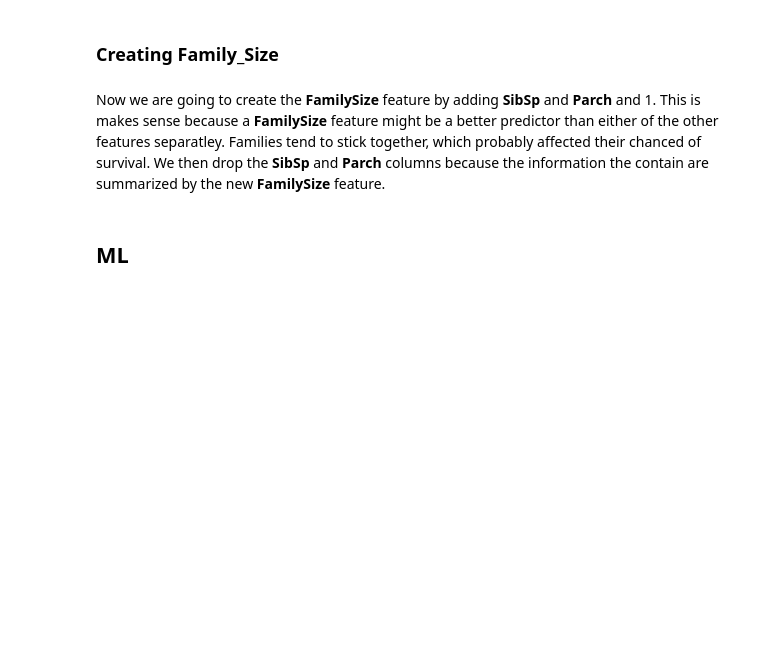
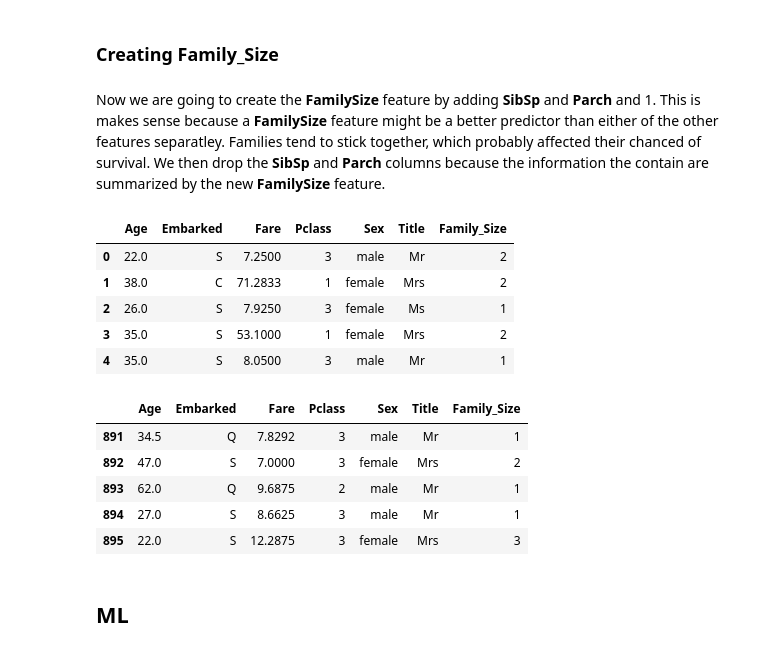
Before and after one commit to AbdulSaleh2020/CS50-Project, a Jupyter notebook: CS50 Project.ipynb, the cells around one changed output. Saved outputs shown, nothing was run; the diff lists cells and outputs as text; code cells hidden in the pictures; blank space fills up the shorter version.

```diff
--- a/CS50 Project.ipynb
+++ b/CS50 Project.ipynb
@@ -170,7 +210,7 @@ Title_dict = {
     "Don":"Royal or Noble",
     "the Countess":"Royal or Noble",
     "Lady":"Royal or Noble",
-    "Donna":"Royal or Noble",
+    "Dona":"Royal or Noble",
     "Sir":"Royal or Noble",
     "Mme":"Mrs",
     "Jonkheer":"Royal or Noble",
@@ -322,11 +471,25 @@ Now we are going to create the **FamilySize** feature by adding **SibSp** and **
 # %%
 combined_data["Family_Size"] = combined_data["SibSp"] + combined_data["Parch"] + 1
 
-combined_data_dropped = combined_data.drop(["SibSp", "Parch", "Cabin", "Ticket", "PassengerId"], 1)
+# Drop all columns we don't need
+combined_data_dropped = combined_data.drop(["Name", "SibSp", "Parch", "Cabin", "Ticket", "PassengerId", "index","level_0"], 1)
 
-train_set_final = combined_data_dropped.head(891).copy().reindex()
-display(train_set_final.head())
-test_set_final = combined_data_dropped.iloc[891:].copy().reset_index().drop(["index"], 1)
-display(test_set_final.head())
+train_data_final = combined_data_dropped.head(891).copy().reset_index().drop(["index"],1)
+display(train_data_final.head())
+test_data_final = combined_data_dropped.iloc[891:].copy()
+display(test_data_final.head())
+# %% [output]
+|  | Age | Embarked | Fare | Pclass | Sex | Title | Family_Size |
+| 0 | 22.0 | S | 7.2500 | 3 | male | Mr | 2 |
+| 1 | 38.0 | C | 71.2833 | 1 | female | Mrs | 2 |
+| 2 | 26.0 | S | 7.9250 | 3 | female | Ms | 1 |
+| 3 | 35.0 | S | 53.1000 | 1 | female | Mrs | 2 |
+| 4 | 35.0 | S | 8.0500 | 3 | male | Mr | 1 |
+|  | Age | Embarked | Fare | Pclass | Sex | Title | Family_Size |
+| 891 | 34.5 | Q | 7.8292 | 3 | male | Mr | 1 |
+| 892 | 47.0 | S | 7.0000 | 3 | female | Mrs | 2 |
+| 893 | 62.0 | Q | 9.6875 | 2 | male | Mr | 1 |
+| 894 | 27.0 | S | 8.6625 | 3 | male | Mr | 1 |
+| 895 | 22.0 | S | 12.2875 | 3 | female | Mrs | 3 |
 # %% [markdown]
 ## ML
```
Also changed, not shown: parts of 41 cells of this notebook, 2 other files.
